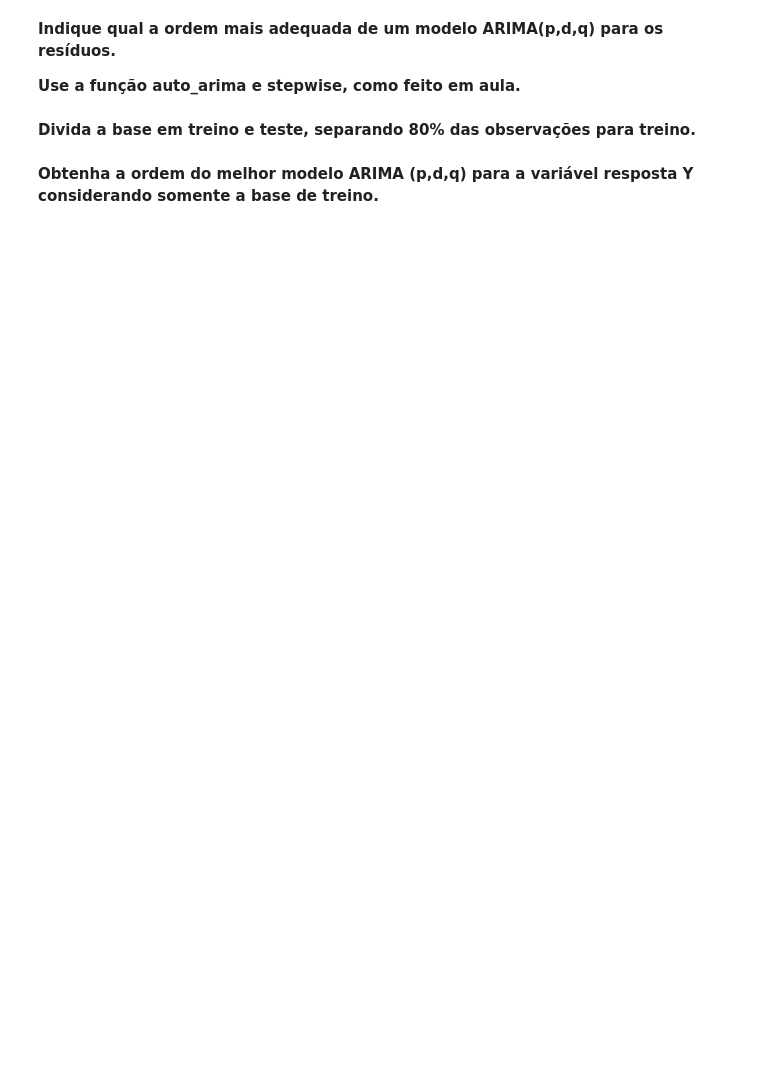
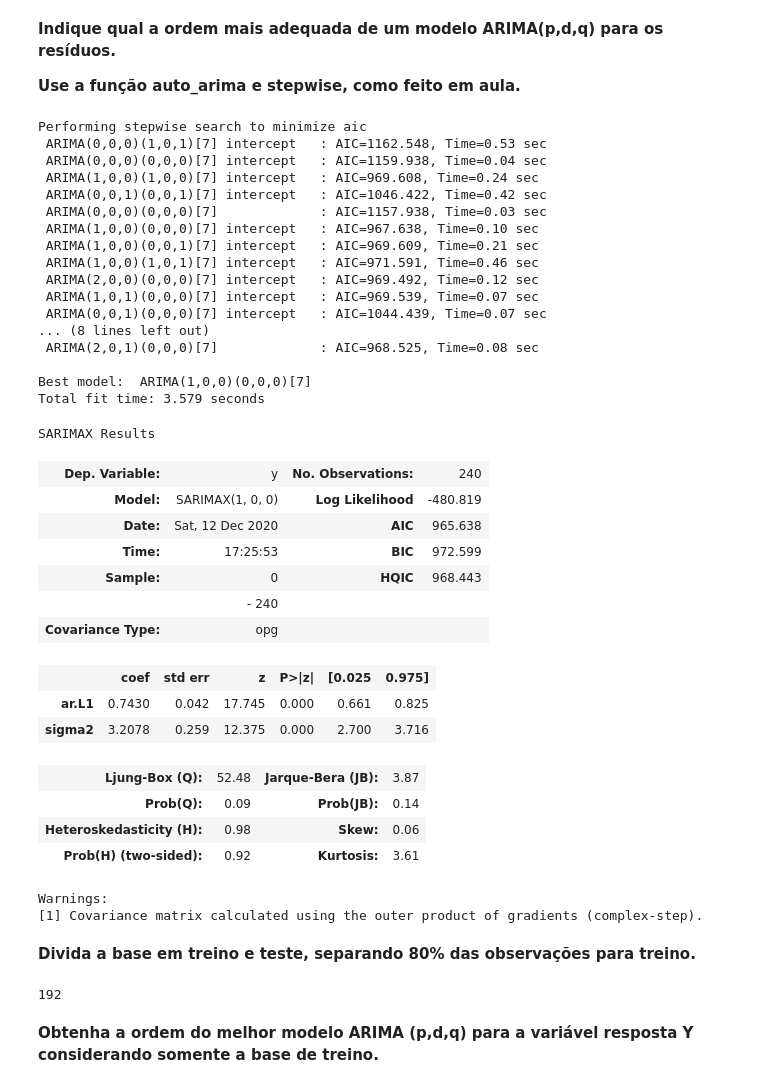
Before and after one commit to guilourenzo/mba-usp, a Jupyter notebook: PROVA FINAL/Avaliação Final/Av Final ECD e AD - Comandos disponibilizados.ipynb, the cells around one changed output. Saved outputs shown, nothing was run; the diff lists cells and outputs as text; code cells hidden in the pictures; blank space fills up the shorter version.

```diff
--- a/PROVA FINAL/Avaliação Final/Av Final ECD e AD - Comandos disponibilizados.ipynb
+++ b/PROVA FINAL/Avaliação Final/Av Final ECD e AD - Comandos disponibilizados.ipynb
@@ -106,10 +187,58 @@ plot_pacf(dados['residuo'],lags=lags);
 **Indique qual a ordem mais adequada de um modelo ARIMA(p,d,q) para os resíduos.**
 
 **Use a função auto_arima e stepwise, como feito em aula.**
+# %%
+stepwise_fit = auto_arima(dados['residuo'], start_p=0, start_q=0,
+                          max_p=6, max_q=3, m=7,
+                          seasonal=True,
+                          trace=True,
+                          error_action='ignore',
+                          suppress_warnings=True,
+                          stepwise=True)
+
+stepwise_fit.summary()
+# %% [output]
+Performing stepwise search to minimize aic
+ ARIMA(0,0,0)(1,0,1)[7] intercept   : AIC=1162.548, Time=0.53 sec
+ ARIMA(0,0,0)(0,0,0)[7] intercept   : AIC=1159.938, Time=0.04 sec
+ ARIMA(1,0,0)(1,0,0)[7] intercept   : AIC=969.608, Time=0.24 sec
+ ARIMA(0,0,1)(0,0,1)[7] intercept   : AIC=1046.422, Time=0.42 sec
+ ARIMA(0,0,0)(0,0,0)[7]             : AIC=1157.938, Time=0.03 sec
+ ARIMA(1,0,0)(0,0,0)[7] intercept   : AIC=967.638, Time=0.10 sec
+ ARIMA(1,0,0)(0,0,1)[7] intercept   : AIC=969.609, Time=0.21 sec
+ ARIMA(1,0,0)(1,0,1)[7] intercept   : AIC=971.591, Time=0.46 sec
+ ARIMA(2,0,0)(0,0,0)[7] intercept   : AIC=969.492, Time=0.12 sec
+ ARIMA(1,0,1)(0,0,0)[7] intercept   : AIC=969.539, Time=0.07 sec
+ ARIMA(0,0,1)(0,0,0)[7] intercept   : AIC=1044.439, Time=0.07 sec
+... (8 lines left out)
+ ARIMA(2,0,1)(0,0,0)[7]             : AIC=968.525, Time=0.08 sec
+
+Best model:  ARIMA(1,0,0)(0,0,0)[7]
+Total fit time: 3.579 seconds
+SARIMAX Results
+| Dep. Variable: | y | No. Observations: | 240 |
+| Model: | SARIMAX(1, 0, 0) | Log Likelihood | -480.819 |
+| Date: | Sat, 12 Dec 2020 | AIC | 965.638 |
+| Time: | 17:25:53 | BIC | 972.599 |
+| Sample: | 0 | HQIC | 968.443 |
+|  | - 240 |  |  |
+| Covariance Type: | opg |  |  |
+|  | coef | std err | z | P>|z| | [0.025 | 0.975] |
+| ar.L1 | 0.7430 | 0.042 | 17.745 | 0.000 | 0.661 | 0.825 |
+| sigma2 | 3.2078 | 0.259 | 12.375 | 0.000 | 2.700 | 3.716 |
+| Ljung-Box (Q): | 52.48 | Jarque-Bera (JB): | 3.87 |
+| Prob(Q): | 0.09 | Prob(JB): | 0.14 |
+| Heteroskedasticity (H): | 0.98 | Skew: | 0.06 |
+| Prob(H) (two-sided): | 0.92 | Kurtosis: | 3.61 |
+Warnings:
+[1] Covariance matrix calculated using the outer product of gradients (complex-step).
 # %% [markdown]
 **Divida a base em treino e teste, separando 80% das observações para treino.**
 # %%
 dados_treino = dados.iloc[:round((len(dados) * 0.8))]
 dados_teste = dados.iloc[round((len(dados) * 0.8)):]
+len(dados_treino)
+# %% [output]
+192
 # %% [markdown]
 **Obtenha a ordem do melhor modelo ARIMA (p,d,q) para a variável resposta Y considerando somente a base de treino.**
```
Also changed, not shown: parts of 18 cells of this notebook, 9 other files.
